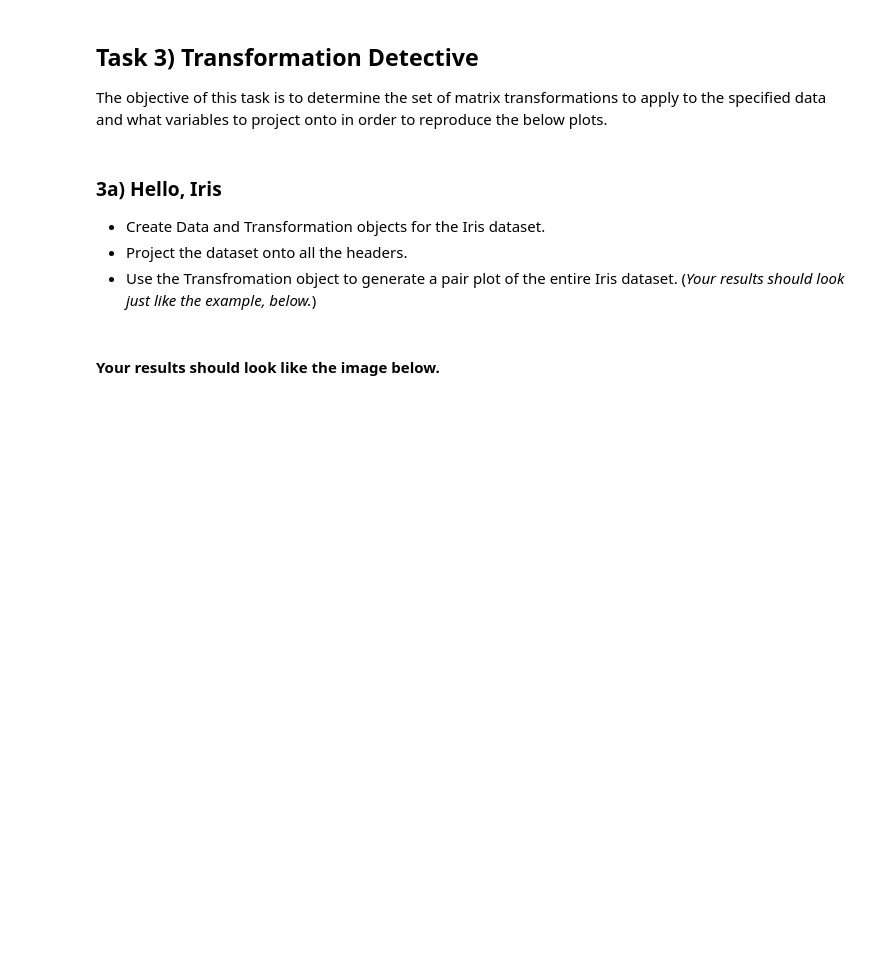
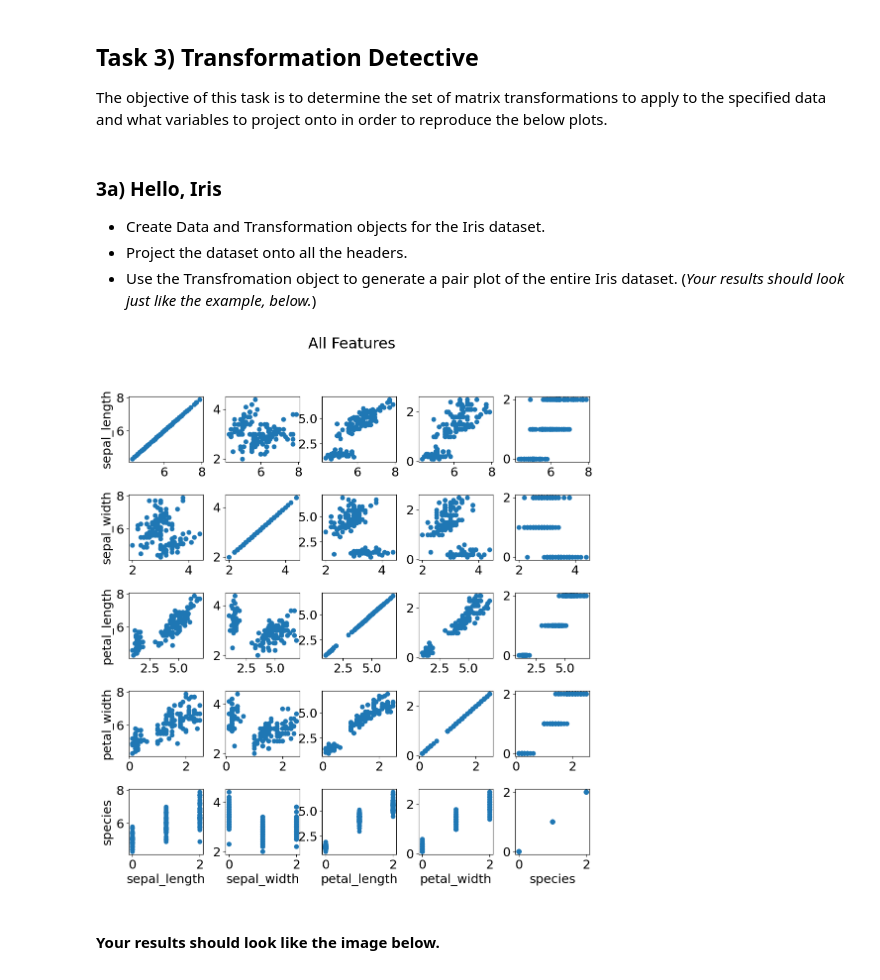
Before and after one commit to chloezhang714/CS252Projects, a Jupyter notebook: Project2CheckIn/transformations.ipynb, the cells around one changed output. Saved outputs shown, nothing was run; the diff lists cells and outputs as text; code cells hidden in the pictures; blank space fills up the shorter version.

```diff
--- a/Project2CheckIn/transformations.ipynb
+++ b/Project2CheckIn/transformations.ipynb
@@ -173,3 +172,14 @@ The objective of this task is to determine the set of matrix transformations to
+# %%
+# Your code here
+iris_filename = 'data/iris.csv'
+iris_data = Data(iris_filename)
+an = Analysis(iris_data)
+tran = Transformation(orig_dataset = iris_data)
+tran.project()
+p,a = an.pair_plot(iris_data.get_headers(), title = 'All Features')
+#p,a = tran.pair_plot(iris_data.get_headers(), title = 'All Features')
+# %% [output]
+[figure, added]
 # %% [markdown]
 #### Your results should look like the image below.
 
```
Also changed, not shown: parts of 25 cells of this notebook, 5 other files.
